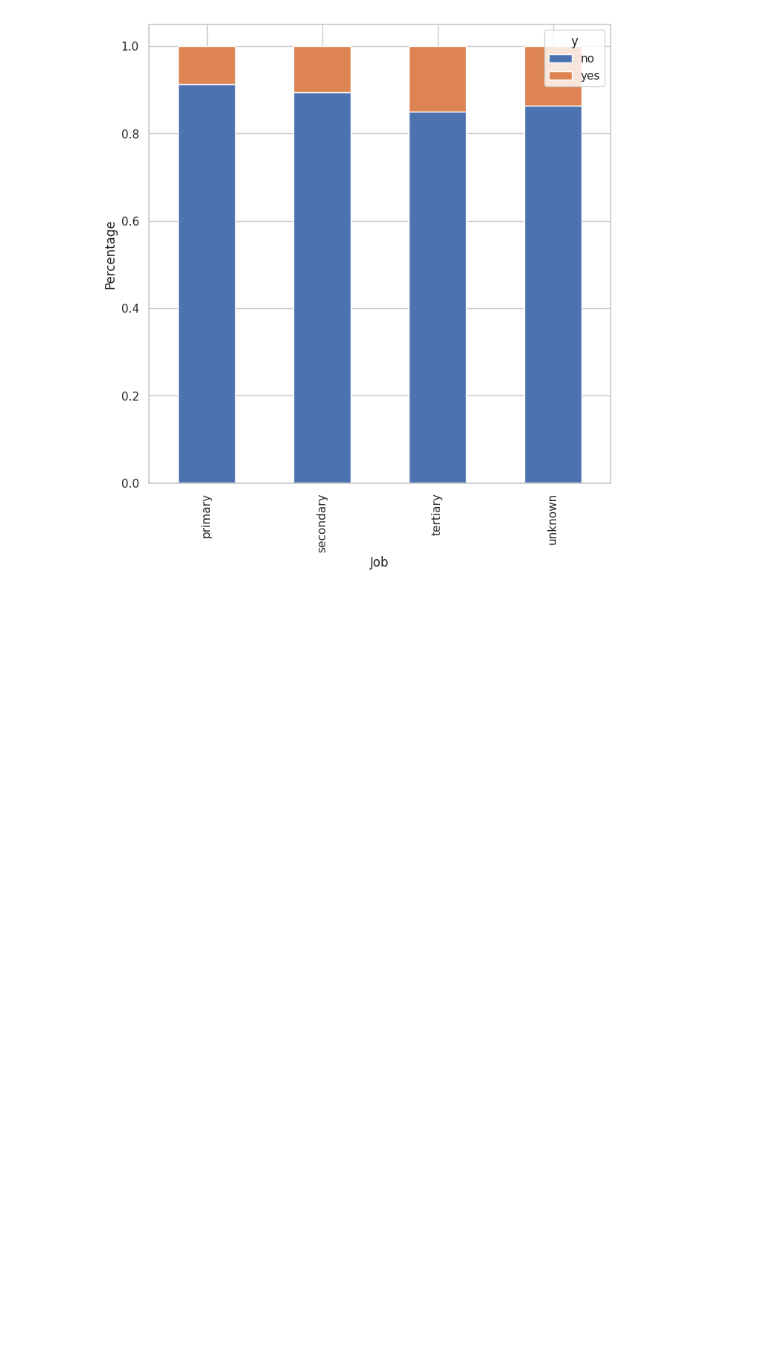
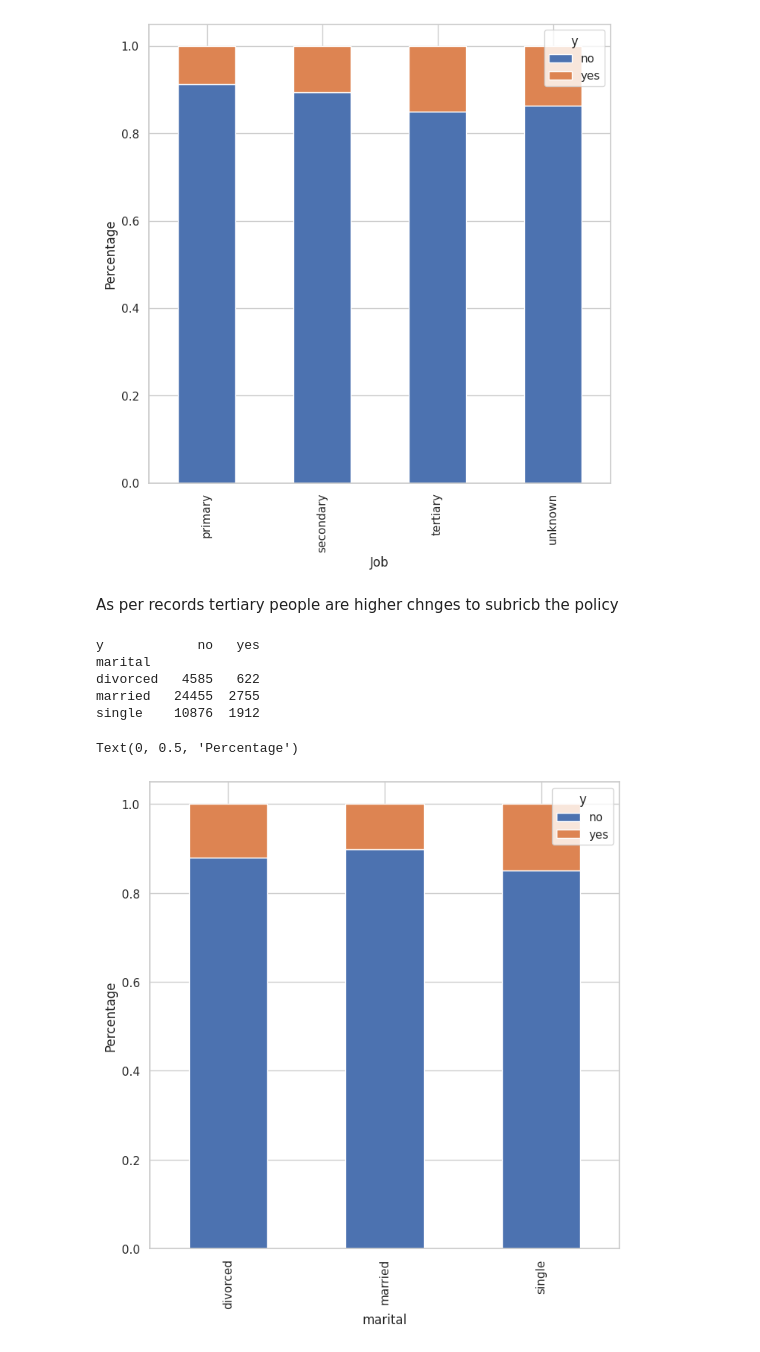
Before and after one commit to LogeshkumarTamilselvam/CustomerConversionPrediction, a Jupyter notebook: Customer_Conversion_Prediction.ipynb, the cells around one changed output. Drawn from its saved outputs; the diff is of its cells as text; code cells hidden in the pictures; blank space fills up the shorter version.

```diff
--- a/Customer_Conversion_Prediction.ipynb
+++ b/Customer_Conversion_Prediction.ipynb
@@ -299,3 +299,20 @@ tertiary        11303  1996
 unknown          1605   252
 Text(0, 0.5, 'Percentage')
 [figure]
+# %% [markdown]
+As per records tertiary people are higher chnges to subricb the policy
+# %%
+print(pd.crosstab(CCP['marital'],CCP['y']))
+
+marital=pd.crosstab(CCP['marital'],CCP['y'])
+marital.div(marital.sum(1).astype(float), axis=0).plot(kind="bar", stacked=True, figsize=(8,8))
+plt.xlabel('marital')
+plt.ylabel('Percentage')
+# %% [output]
+y            no   yes
+marital
+divorced   4585   622
+married   24455  2755
+single    10876  1912
+Text(0, 0.5, 'Percentage')
+[figure, added]
```
Also changed, not shown: parts of 1 cell of this notebook.
